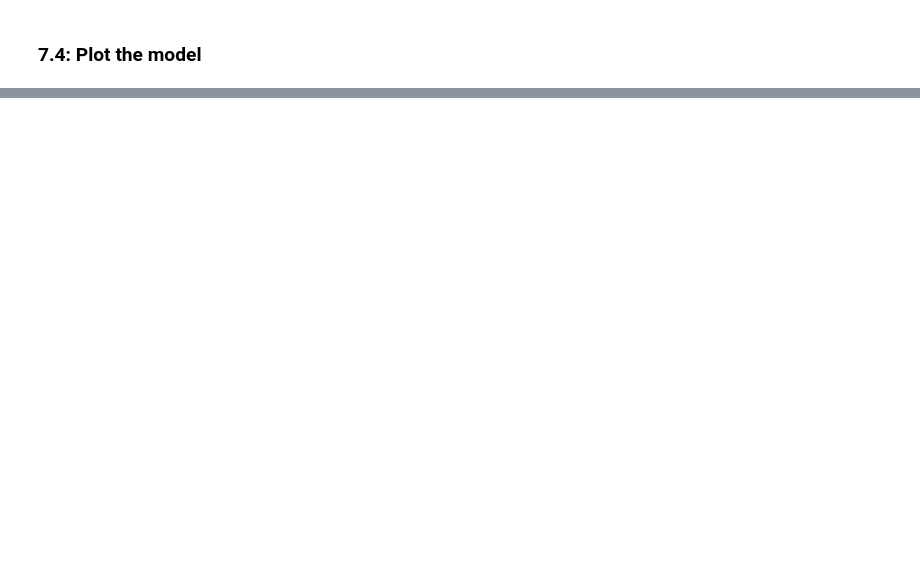
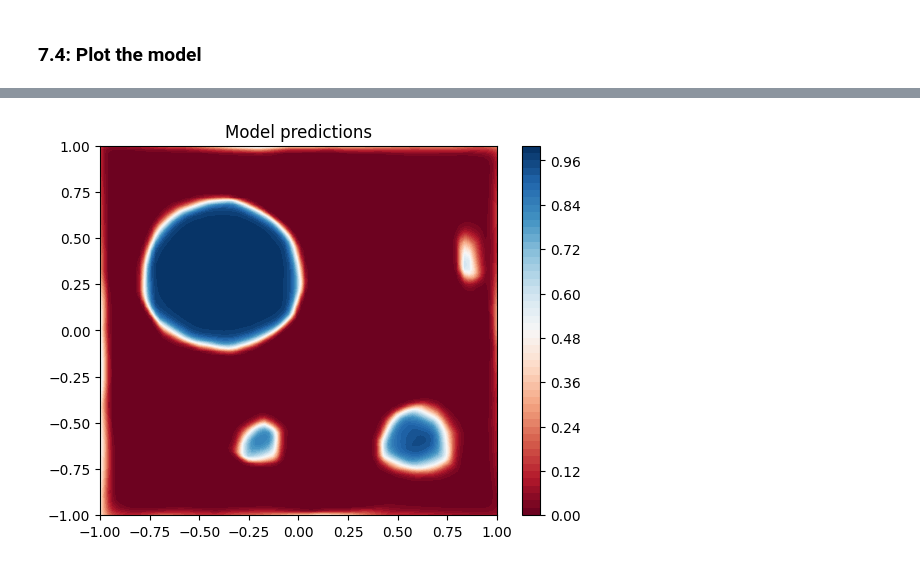
Before and after one commit to casonshep/CS12_Tensorflow, a Jupyter notebook: lab_3_dense_nets/lab_3.ipynb, the cells around one changed output, grey strips where cells are left out. Saved outputs shown, nothing was run; the diff lists cells and outputs as text; code cells hidden in the pictures; blank space fills up the shorter version.

```diff
--- a/lab_3_dense_nets/lab_3.ipynb
+++ b/lab_3_dense_nets/lab_3.ipynb
@@ -366,2 +367,12 @@ Use `keras.models.Sequential` to build the same FCN as before.
+# %%
+
+model = keras.Sequential([
+    layers.Input(shape=(2,), dtype=tf.float64),
+    layers.Dense(64, activation='relu', kernel_initializer='he_uniform', dtype=tf.float64),
+    layers.Dense(64, activation='relu', kernel_initializer='he_uniform', dtype=tf.float64),
+    layers.Dense(64, activation='relu', kernel_initializer='he_uniform', dtype=tf.float64),
+    layers.Dense(64, activation='relu', kernel_initializer='he_uniform', dtype=tf.float64),
+    layers.Dense(1, activation='sigmoid', dtype=tf.float64)
+])
 # %% [markdown]
 ### 7.2: Define an optimizer and compile the model
@@ -370,2 +379,9 @@ Use `keras.models.Sequential` to build the same FCN as before.
+# %%
+# Your code here
+model.compile(
+    optimizer=keras.optimizers.SGD(learning_rate=0.1),
+    loss='binary_crossentropy',
+    metrics=['accuracy']
+)
 # %% [markdown]
 ### 7.3: Fit the model
@@ -373,0 +388,8 @@ Use `keras.models.Sequential` to build the same FCN as before.
+# %%
+steps_per_epoch = int(len(features) / batch_size)
+
+model.fit(
+    dataset,
+    steps_per_epoch=steps_per_epoch,
+    epochs=50,
+)
@@ -377,0 +434,10 @@ Use `keras.models.Sequential` to build the same FCN as before.
+# %%
+probs = model.predict(grid_points)
+
+
+probs = probs.reshape(xx.shape)
+plt.contourf(xx, yy, probs, levels=50, cmap='RdBu')
+plt.colorbar()
+plt.title("Model predictions")
+plt.show()
+# %% [output]
@@ -377,0 +445 @@ Use `keras.models.Sequential` to build the same FCN as before.
+[figure, added]
```
Also changed, not shown: parts of 9 cells of this notebook.
